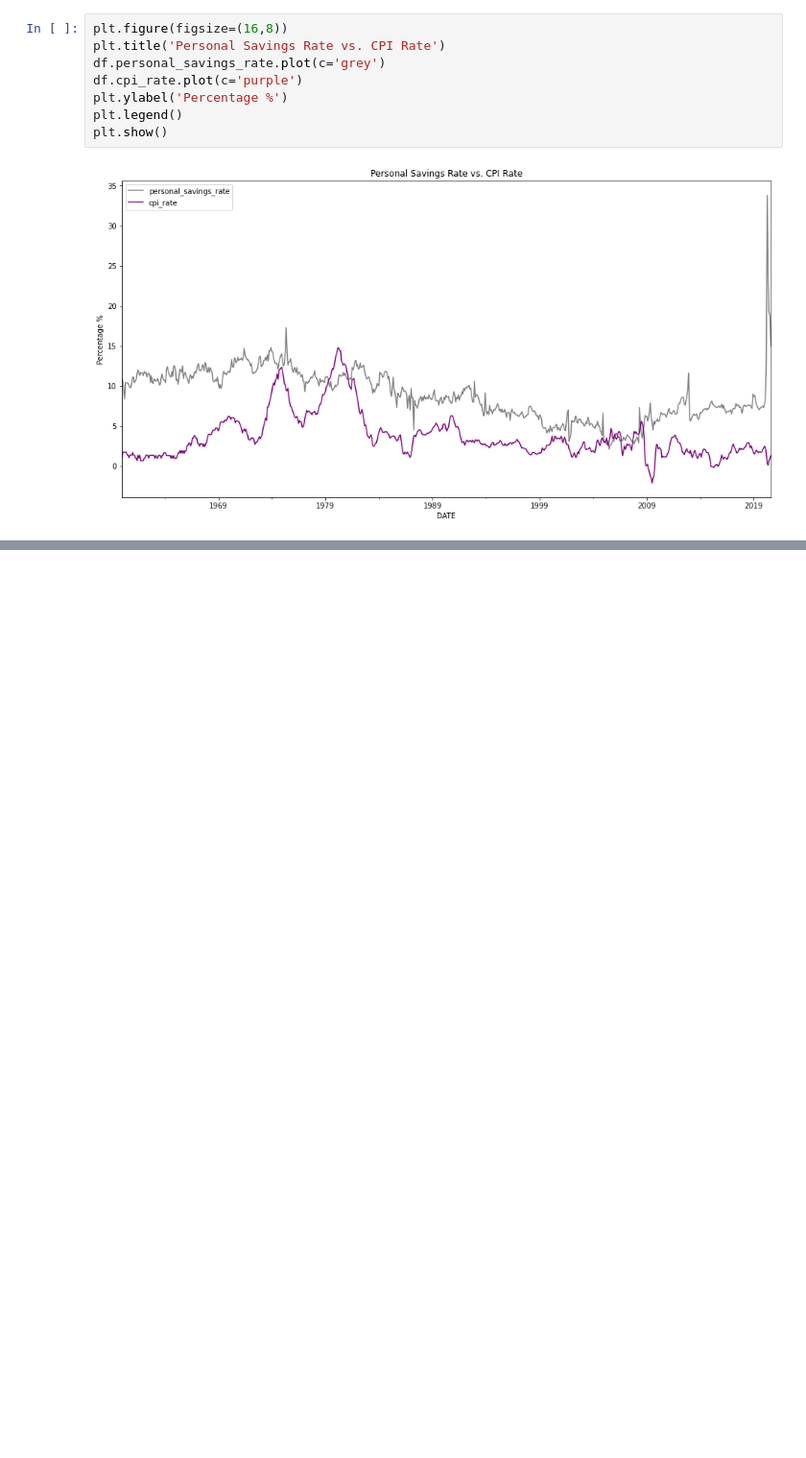
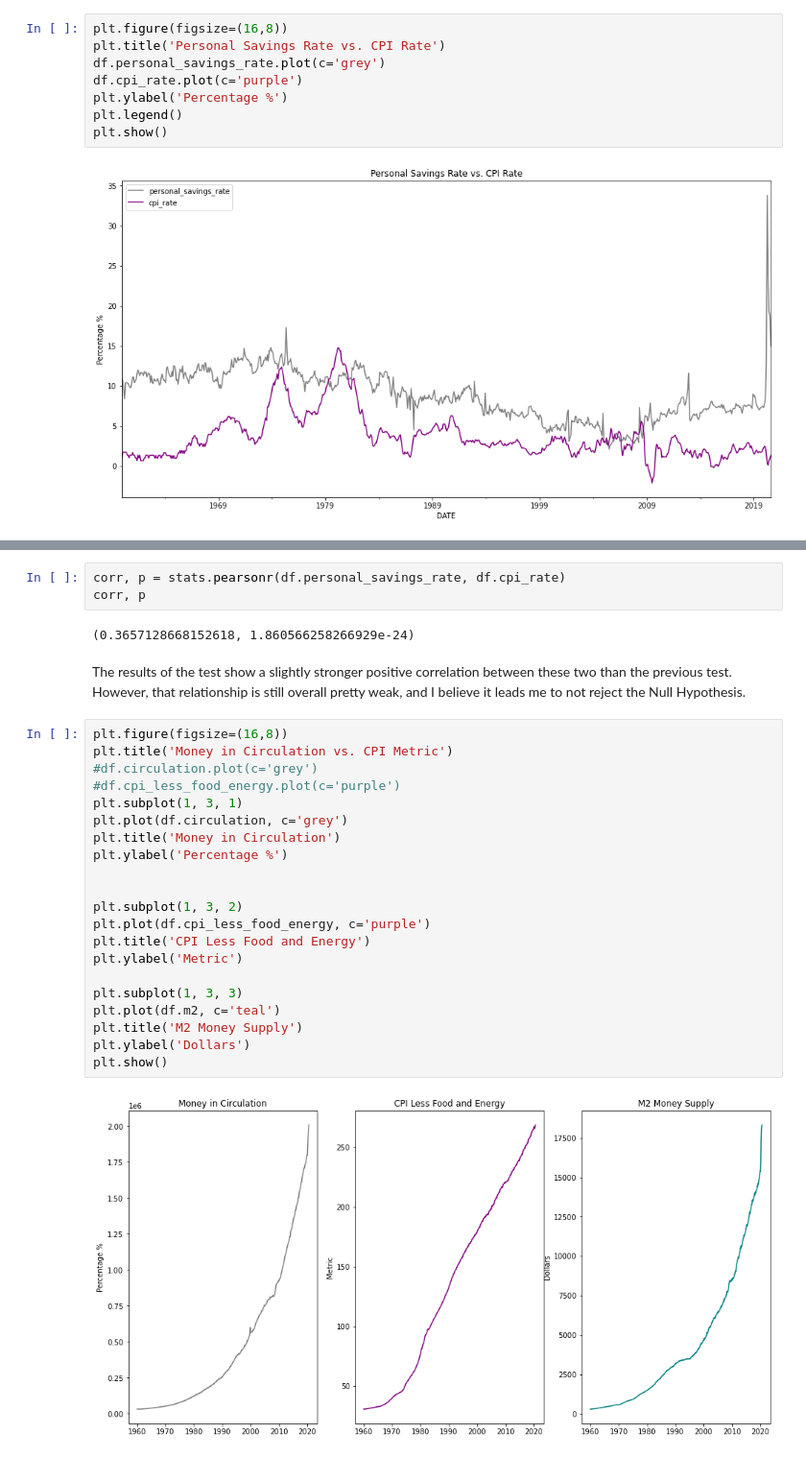
Before and after one commit to JeremyLagunas/individual_project_inflation, a Jupyter notebook: individual_project_working_notebook.ipynb, the cells around one changed output, grey strips where cells are left out. Shown at 96% size. Saved outputs shown, nothing was run; the diff lists cells and outputs as text; blank space fills up the shorter version.

```diff
--- a/individual_project_working_notebook.ipynb
+++ b/individual_project_working_notebook.ipynb
@@ -458,0 +483,30 @@ plt.show()
+# %%
+corr, p = stats.pearsonr(df.personal_savings_rate, df.cpi_rate)
+corr, p
+# %% [output]
+(0.3657128668152618, 1.860566258266929e-24)
+# %% [markdown]
+The results of the test show a slightly stronger positive correlation between these two than the previous test. However, that relationship is still overall pretty weak, and I believe it leads me to not reject the Null Hypothesis.
+# %%
+plt.figure(figsize=(16,8))
+plt.title('Money in Circulation vs. CPI Metric')
+#df.circulation.plot(c='grey')
+#df.cpi_less_food_energy.plot(c='purple')
+plt.subplot(1, 3, 1)
+plt.plot(df.circulation, c='grey')
+plt.title('Money in Circulation')
+plt.ylabel('Percentage %')
+
+
+plt.subplot(1, 3, 2)
+plt.plot(df.cpi_less_food_energy, c='purple')
+plt.title('CPI Less Food and Energy')
+plt.ylabel('Metric')
+
+plt.subplot(1, 3, 3)
+plt.plot(df.m2, c='teal')
+plt.title('M2 Money Supply')
+plt.ylabel('Dollars')
+plt.show()
+# %% [output]
+[figure, added]
```
Also changed, not shown: parts of 6 cells of this notebook.
